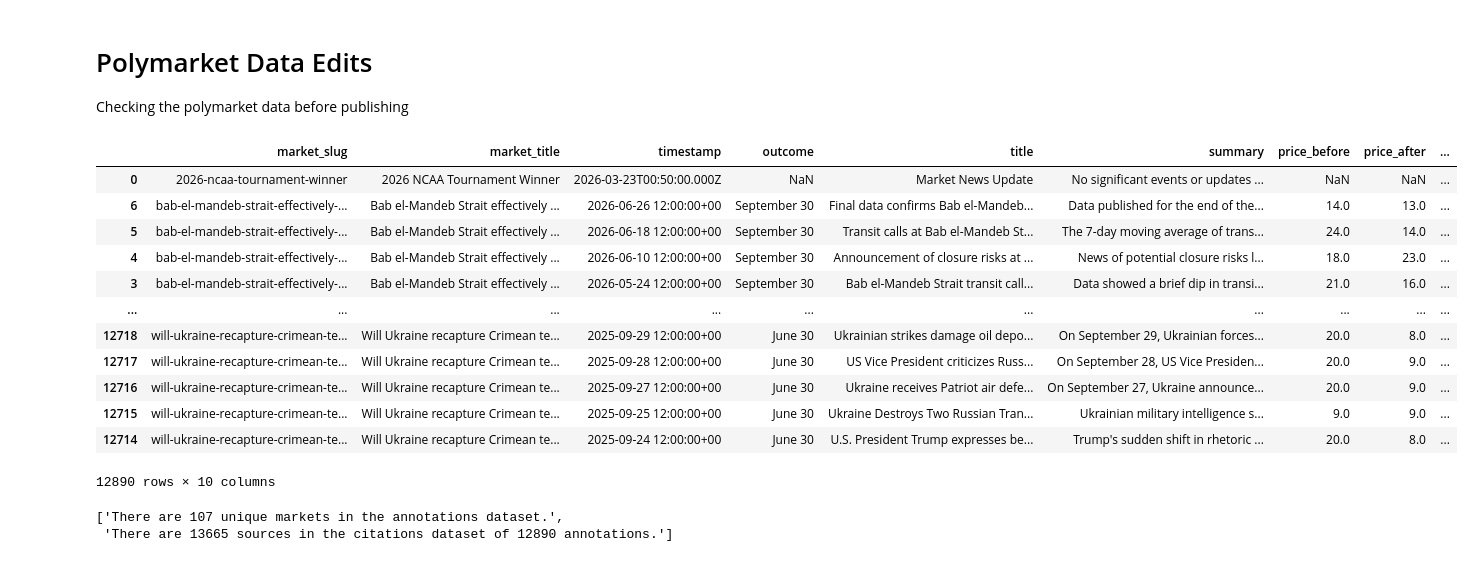
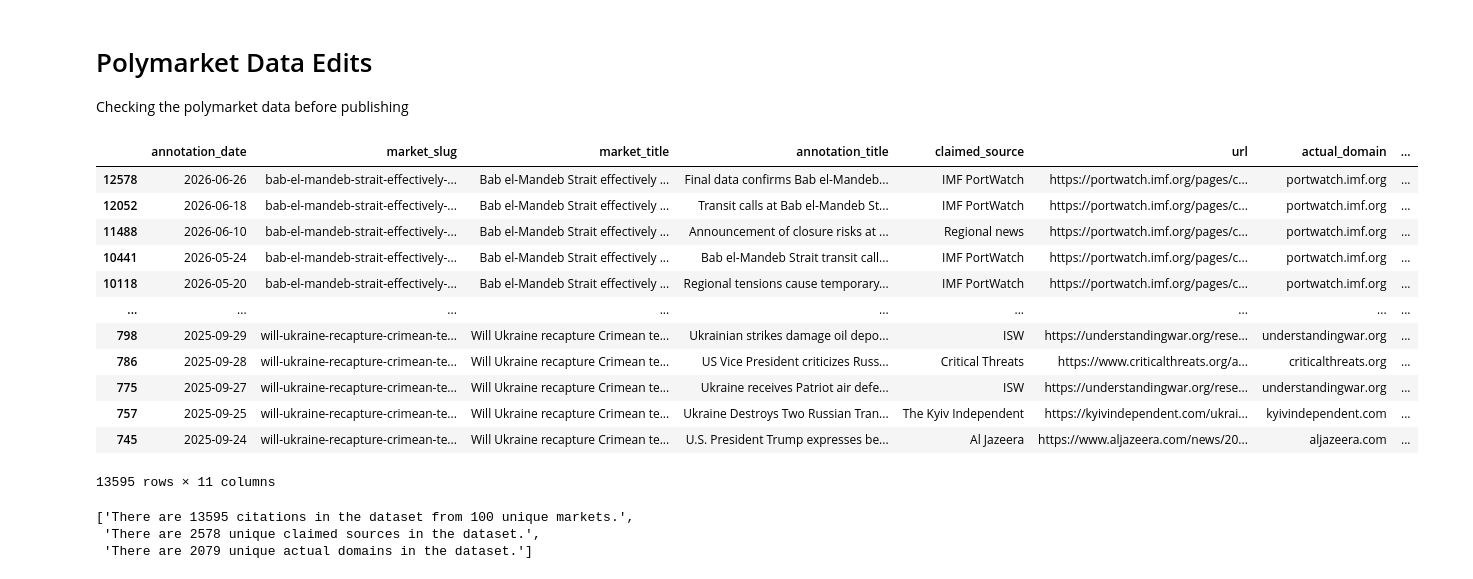
Before and after one commit to TowCenter/polymarket-ai-timelines, a Jupyter notebook: data-edit.ipynb, the cells around one changed output. Drawn from its saved outputs; the diff is of its cells as text; code cells hidden in the pictures.

```diff
--- a/data-edit.ipynb
+++ b/data-edit.ipynb
@@ -5,28 +5,33 @@ Checking the polymarket data before publishing
 # %%
 import pandas as pd
 
-df = pd.read_csv('data/annotations.csv')
-df.sort_values(by=['market_slug', 'timestamp'], ascending=[True,False])
+df = pd.read_csv('data/all_citations_full.csv',
+    parse_dates=['annotation_date'], date_format='%Y-%m-%d')
+
+df = df.sort_values(by=['market_slug', 'annotation_date'], ascending=[True, False])
+df
 # %% [output]
-|  | market_slug | market_title | timestamp | outcome | title | summary | price_before | price_after | ... |
-| 0 | 2026-ncaa-tournament-winner | 2026 NCAA Tournament Winner | 2026-03-23T00:50:00.000Z | NaN | Market News Update | No significant events or updates ... | NaN | NaN | ... |
-| 6 | bab-el-mandeb-strait-effectively-... | Bab el-Mandeb Strait effectively ... | 2026-06-26 12:00:00+00 | September 30 | Final data confirms Bab el-Mandeb... | Data published for the end of the... | 14.0 | 13.0 | ... |
-| 5 | bab-el-mandeb-strait-effectively-... | Bab el-Mandeb Strait effectively ... | 2026-06-18 12:00:00+00 | September 30 | Transit calls at Bab el-Mandeb St... | The 7-day moving average of trans... | 24.0 | 14.0 | ... |
-| 4 | bab-el-mandeb-strait-effectively-... | Bab el-Mandeb Strait effectively ... | 2026-06-10 12:00:00+00 | September 30 | Announcement of closure risks at ... | News of potential closure risks l... | 18.0 | 23.0 | ... |
-| 3 | bab-el-mandeb-strait-effectively-... | Bab el-Mandeb Strait effectively ... | 2026-05-24 12:00:00+00 | September 30 | Bab el-Mandeb Strait transit call... | Data showed a brief dip in transi... | 21.0 | 16.0 | ... |
-| ... | ... | ... | ... | ... | ... | ... | ... | ... | ... |
-| 12718 | will-ukraine-recapture-crimean-te... | Will Ukraine recapture Crimean te... | 2025-09-29 12:00:00+00 | June 30 | Ukrainian strikes damage oil depo... | On September 29, Ukrainian forces... | 20.0 | 8.0 | ... |
-| 12717 | will-ukraine-recapture-crimean-te... | Will Ukraine recapture Crimean te... | 2025-09-28 12:00:00+00 | June 30 | US Vice President criticizes Russ... | On September 28, US Vice Presiden... | 20.0 | 9.0 | ... |
-| 12716 | will-ukraine-recapture-crimean-te... | Will Ukraine recapture Crimean te... | 2025-09-27 12:00:00+00 | June 30 | Ukraine receives Patriot air defe... | On September 27, Ukraine announce... | 20.0 | 9.0 | ... |
-| 12715 | will-ukraine-recapture-crimean-te... | Will Ukraine recapture Crimean te... | 2025-09-25 12:00:00+00 | June 30 | Ukraine Destroys Two Russian Tran... | Ukrainian military intelligence s... | 9.0 | 9.0 | ... |
-| 12714 | will-ukraine-recapture-crimean-te... | Will Ukraine recapture Crimean te... | 2025-09-24 12:00:00+00 | June 30 | U.S. President Trump expresses be... | Trump's sudden shift in rhetoric ... | 20.0 | 8.0 | ... |
+|  | annotation_date | market_slug | market_title | annotation_title | claimed_source | url | actual_domain | ... |
+| 12578 | 2026-06-26 | bab-el-mandeb-strait-effectively-... | Bab el-Mandeb Strait effectively ... | Final data confirms Bab el-Mandeb... | IMF PortWatch | https://portwatch.imf.org/pages/c... | portwatch.imf.org | ... |
+| 12052 | 2026-06-18 | bab-el-mandeb-strait-effectively-... | Bab el-Mandeb Strait effectively ... | Transit calls at Bab el-Mandeb St... | IMF PortWatch | https://portwatch.imf.org/pages/c... | portwatch.imf.org | ... |
+| 11488 | 2026-06-10 | bab-el-mandeb-strait-effectively-... | Bab el-Mandeb Strait effectively ... | Announcement of closure risks at ... | Regional news | https://portwatch.imf.org/pages/c... | portwatch.imf.org | ... |
+| 10441 | 2026-05-24 | bab-el-mandeb-strait-effectively-... | Bab el-Mandeb Strait effectively ... | Bab el-Mandeb Strait transit call... | IMF PortWatch | https://portwatch.imf.org/pages/c... | portwatch.imf.org | ... |
+| 10118 | 2026-05-20 | bab-el-mandeb-strait-effectively-... | Bab el-Mandeb Strait effectively ... | Regional tensions cause temporary... | IMF PortWatch | https://portwatch.imf.org/pages/c... | portwatch.imf.org | ... |
+| ... | ... | ... | ... | ... | ... | ... | ... | ... |
+| 798 | 2025-09-29 | will-ukraine-recapture-crimean-te... | Will Ukraine recapture Crimean te... | Ukrainian strikes damage oil depo... | ISW | https://understandingwar.org/rese... | understandingwar.org | ... |
+| 786 | 2025-09-28 | will-ukraine-recapture-crimean-te... | Will Ukraine recapture Crimean te... | US Vice President criticizes Russ... | Critical Threats | https://www.criticalthreats.org/a... | criticalthreats.org | ... |
+| 775 | 2025-09-27 | will-ukraine-recapture-crimean-te... | Will Ukraine recapture Crimean te... | Ukraine receives Patriot air defe... | ISW | https://understandingwar.org/rese... | understandingwar.org | ... |
+| 757 | 2025-09-25 | will-ukraine-recapture-crimean-te... | Will Ukraine recapture Crimean te... | Ukraine Destroys Two Russian Tran... | The Kyiv Independent | https://kyivindependent.com/ukrai... | kyivindependent.com | ... |
+| 745 | 2025-09-24 | will-ukraine-recapture-crimean-te... | Will Ukraine recapture Crimean te... | U.S. President Trump expresses be... | Al Jazeera | https://www.aljazeera.com/news/20... | aljazeera.com | ... |
-12890 rows × 10 columns
+13595 rows × 11 columns
 # %%
 # how many unique markets are there?
 [
-    f"There are {len(df.market_slug.unique())} unique markets in the annotations dataset.",
-    f"There are {sum([len(eval(x)) for x in df.sources])} sources in the citations dataset of {len(df)} annotations."
+    f"There are {len(df)} citations in the dataset from {len(df.market_slug.unique())} unique markets.",
+    f"There are {len(df.claimed_source.unique())} unique claimed sources in the dataset.",
+    f"There are {len(df.actual_domain.unique())} unique actual domains in the dataset.",
 ]
 # %% [output]
-['There are 107 unique markets in the annotations dataset.',
- 'There are 13665 sources in the citations dataset of 12890 annotations.']
+['There are 13595 citations in the dataset from 100 unique markets.',
+ 'There are 2578 unique claimed sources in the dataset.',
+ 'There are 2079 unique actual domains in the dataset.']
```
Also changed, not shown: parts of 7 cells of this notebook.
